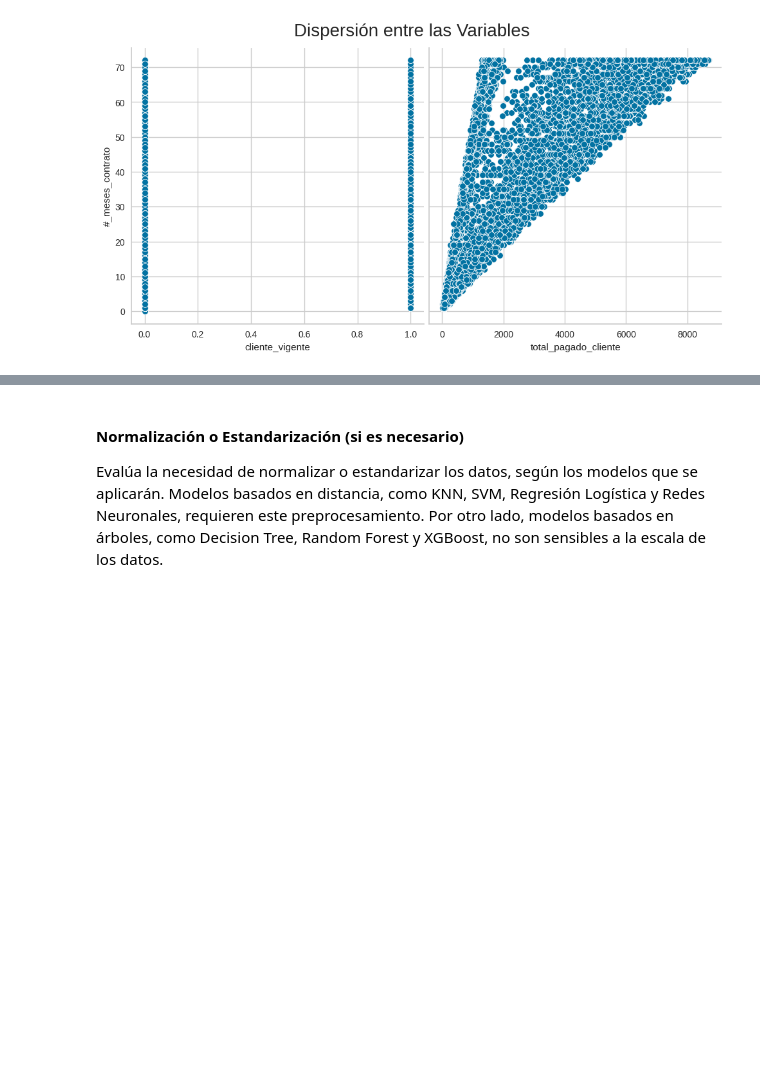
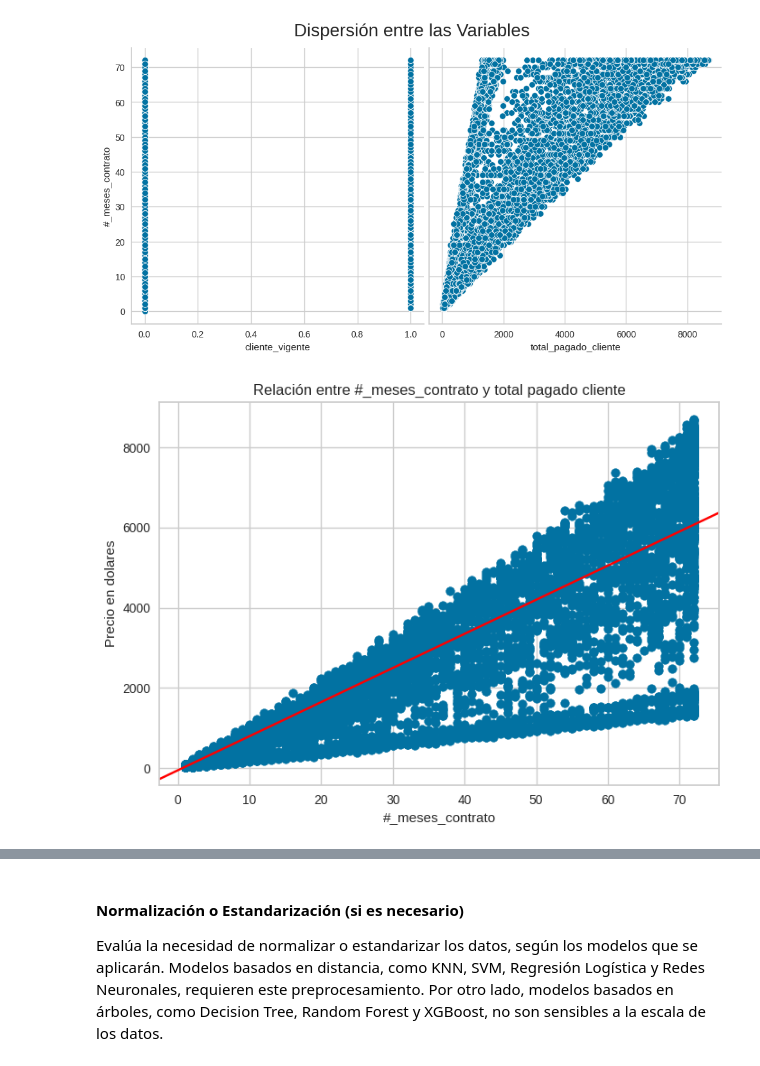
Before and after one commit to Starleen1996/TelecomX_Parte2_Latam_Predicci-n_Modelos, a Jupyter notebook: TelecomX_LATAM_Parte2_Predicción_Modelos_Actualizado.ipynb, the cells around one changed output, grey strips where cells are left out. Drawn from its saved outputs; the diff is of its cells as text; code cells hidden in the pictures; blank space fills up the shorter version.

```diff
--- a/TelecomX_LATAM_Parte2_Predicción_Modelos_Actualizado.ipynb
+++ b/TelecomX_LATAM_Parte2_Predicción_Modelos_Actualizado.ipynb
@@ -404,3 +421,13 @@ ax
 # %% [output]
 <seaborn.axisgrid.PairGrid at 0x...>
 [figure]
+# %%
+# Cómo se relacionan el área construída y el precio del inmueble?
+plt.scatter(datos['#_meses_contrato'], datos['total_pagado_cliente']) # Generamos un grafico de disperción
+plt.axline(xy1=(10,800),xy2=(50,4200), color='red') # Agregamos una linea
+plt.title('Relación entre #_meses_contrato y total pagado cliente')
+plt.xlabel('#_meses_contrato')
+plt.ylabel('Precio en dolares')
+plt.show()
+# %% [output]
+[figure, added]
```
Also changed, not shown: parts of 17 cells of this notebook.
